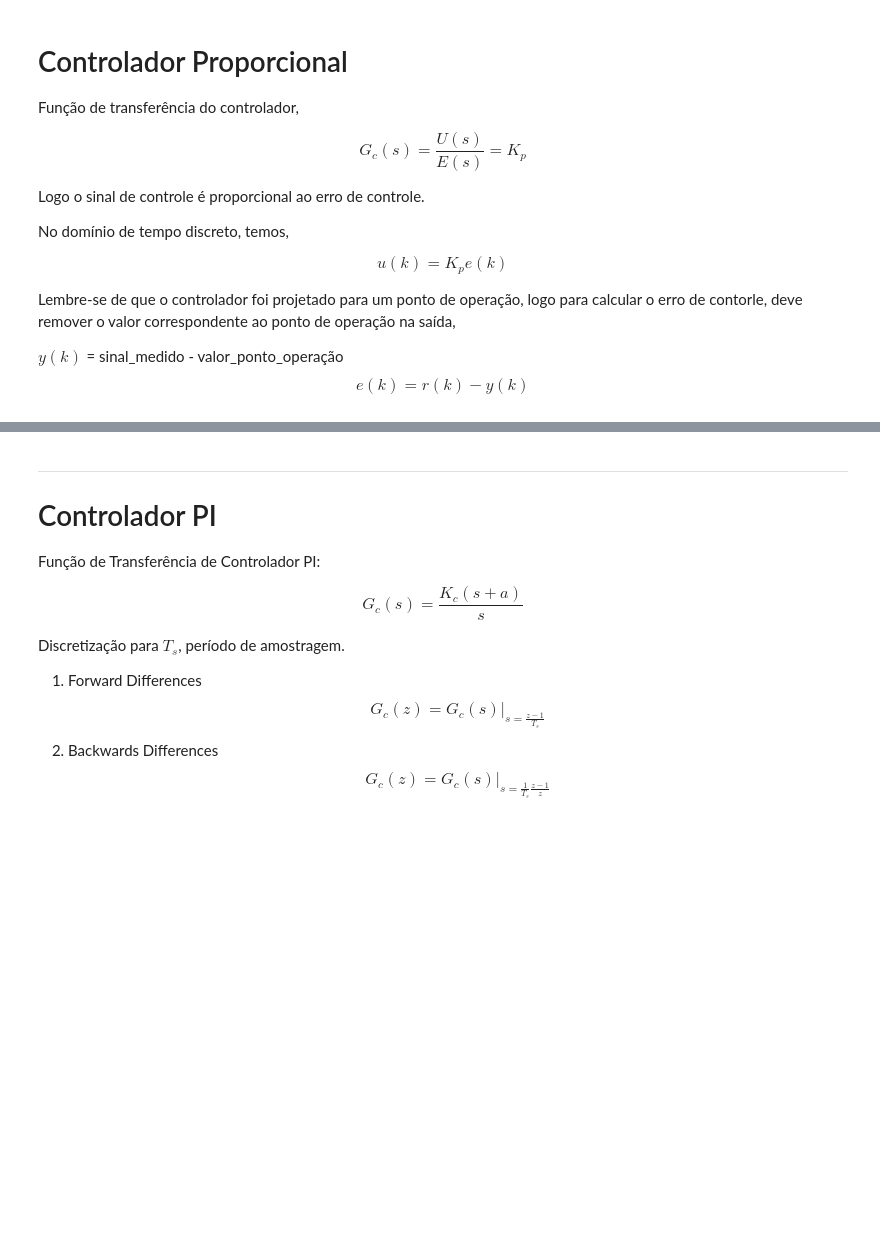
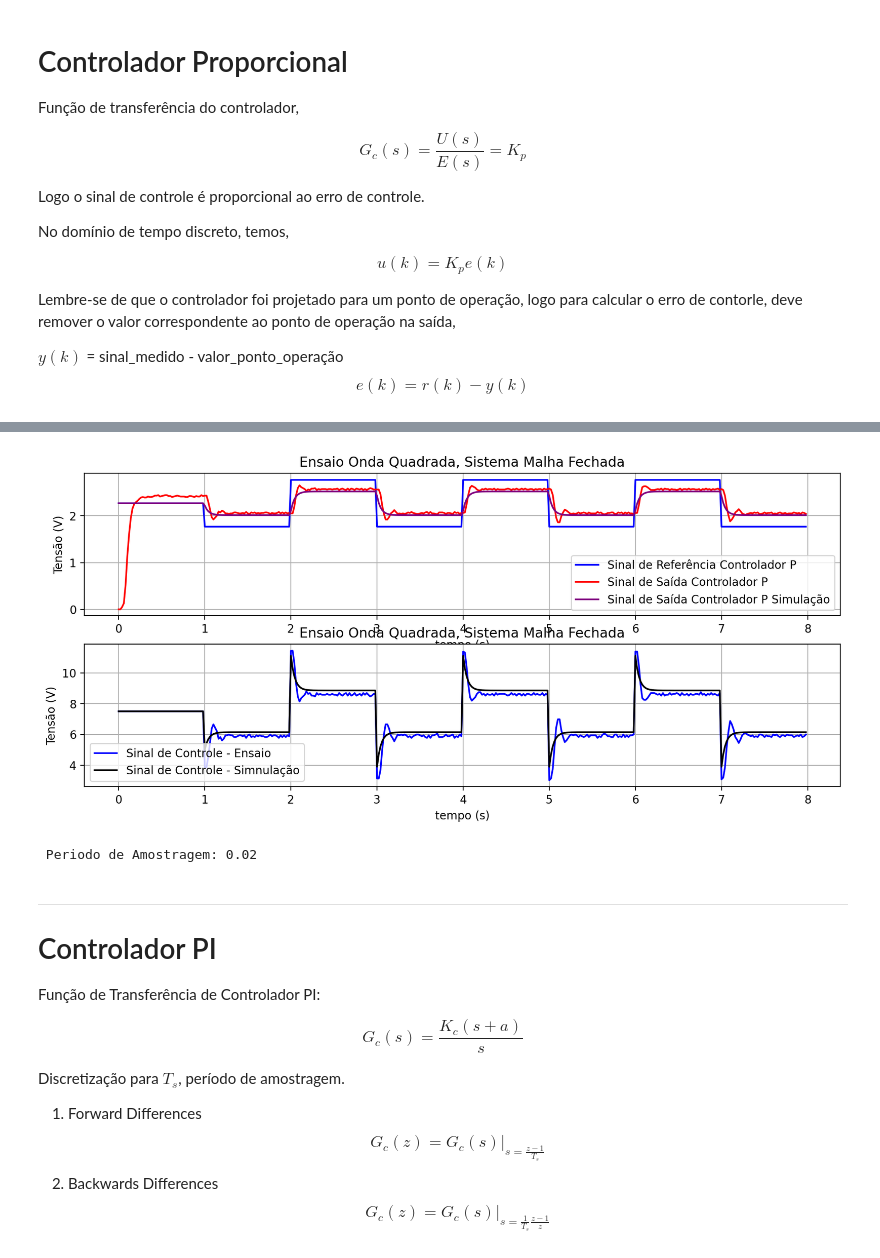
Before and after one commit to Oseiasdfarias/lab_control, a Jupyter notebook: implementacao_controladores_p_pi/Implementação_Controlador_P_e_PI.ipynb, the cells around one changed output, grey strips where cells are left out. Saved outputs shown, nothing was run; the diff lists cells and outputs as text; code cells hidden in the pictures; blank space fills up the shorter version.

```diff
--- a/implementacao_controladores_p_pi/Implementação_Controlador_P_e_PI.ipynb
+++ b/implementacao_controladores_p_pi/Implementação_Controlador_P_e_PI.ipynb
@@ -152,0 +240,4 @@ Gc = ct.tf([Kc*1,Kc*a],[1,0])
+# %%
+dados_malha_fechada_p = pd.read_csv("dados/controle_P_dados_motorgerador.csv",
+                                    header = None, sep=';').values
+dados_malha_fechada_p
@@ -152,0 +252,7 @@ Gc = ct.tf([Kc*1,Kc*a],[1,0])
+# %%
+# Dados
+tempo_controle_p = np.array(dados_malha_fechada_p[:,0])
+referencia_controlador_p  = np.array(dados_malha_fechada_p[:,1])
+sinal_saida_controlador_p = np.array(dados_malha_fechada_p[:,2])
+sinal_controle_controlador_p = np.array(dados_malha_fechada_p[:,3])
+referencia_offeset_controlador_p = np.array(dados_malha_fechada_p[:,4])
@@ -153,3 +295,38 @@ Gc = ct.tf([Kc*1,Kc*a],[1,0])
+# %%
+plt.figure(figsize=(12, 5))
+plt.subplot(211)
+plt.plot(tempo_controle_p, referencia_offeset_controlador_p,
+         c = 'b', label = "Sinal de Referência Controlador P")
+plt.plot(tempo_controle_p, sinal_saida_controlador_p,
+         c = 'r', label = "Sinal de Saída Controlador P")
+plt.plot(tempo_controle_p, y_malha_fechada + 2.266,
+         c = 'purple', label = "Sinal de Saída Controlador P Simulação")
+
+plt. title('Ensaio Onda Quadrada, Sistema Malha Fechada')
+plt.ylabel('Tensão (V)')
+plt.xlabel('tempo (s)')
+plt.legend()
+plt.grid()
+
+plt.subplot(212)
+plt.plot(tempo_controle_p, sinal_controle_controlador_p,
+         c = 'b', label = "Sinal de Controle - Ensaio")
+plt.plot(tempo_controle_p, sinal_controle + 7.5,
+         c = 'black', label = "Sinal de Controle - Simnulação")
+
+plt. title('Ensaio Onda Quadrada, Sistema Malha Fechada')
+plt.ylabel('Tensão (V)')
+plt.xlabel('tempo (s)')
+plt.legend()
+plt.grid()
+
+plt.show()
+
+Ts = 0.02
+print('\n','Periodo de Amostragem:', Ts)
+# %% [output]
+[figure, added]
+ Periodo de Amostragem: 0.02
 # %% [markdown]
 ---
 
```
Also changed, not shown: parts of 17 cells of this notebook, 1 other file.
